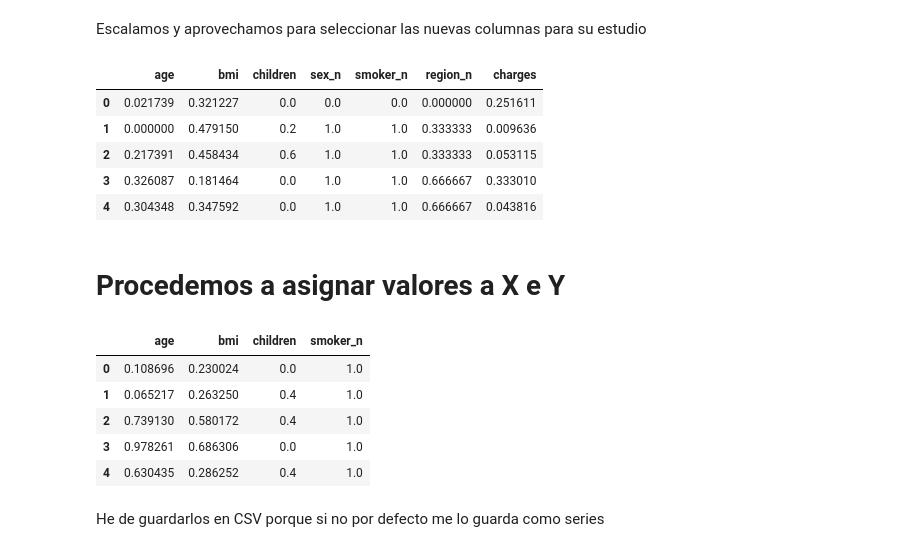
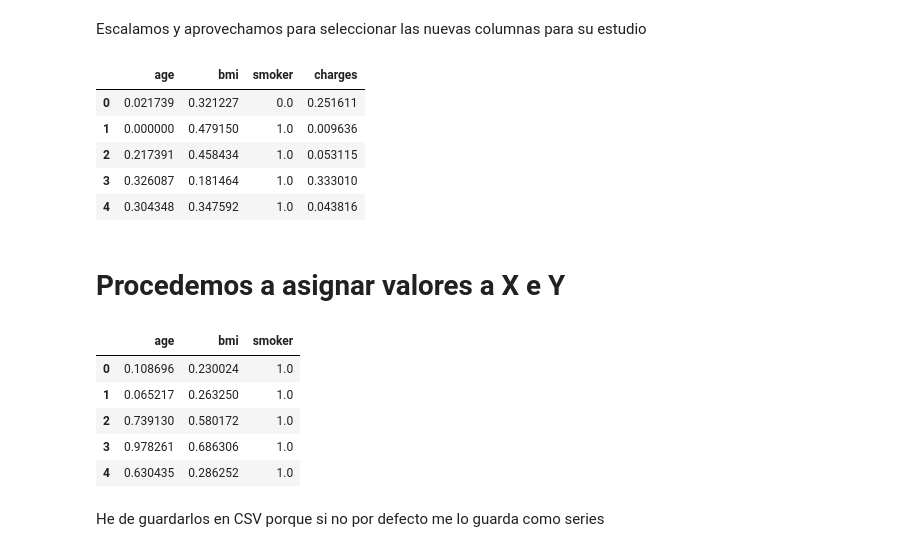
Before and after one commit to 4GeeksAcademy/machine-learning-vicentepolo, a Jupyter notebook: src/explore.ipynb, the cells around one changed output. Drawn from its saved outputs; the diff is of its cells as text; code cells hidden in the pictures.

```diff
--- a/src/explore.ipynb
+++ b/src/explore.ipynb
@@ -97,0 +191,4 @@ Se entiende que charges va a ser la variable independiente. Hay que transformar
+# %%
+df.drop(columns=['region'],inplace=True)
+
+df.columns
@@ -98,4 +280,3 @@ Se entiende que charges va a ser la variable independiente. Hay que transformar
 # %%
-df["sex_n"] = pd.factorize(df["sex"])[0]
-df["smoker_n"] = pd.factorize(df["smoker"])[0]
-df["region_n"] = pd.factorize(df["region"])[0]
+df["sex"] = pd.factorize(df["sex"])[0]
+df['smoker'] = df['smoker'].map({'yes': 0, 'no': 1})
@@ -102,3 +318,5 @@ df["region_n"] = pd.factorize(df["region"])[0]
+# %%
+df.drop(columns=['children','sex'],inplace=True)
 # %%
 df.head()
 # %% [output]
@@ -128,19 +330,19 @@ dtype: object
 Escalamos y aprovechamos para seleccionar las nuevas columnas para su estudio
 # %%
 
-num_variables = ["age", "bmi", "children","sex_n", "smoker_n", "region_n", "charges"]
+num_variables = ["age", "bmi","smoker", "charges"]
 
 scaler = MinMaxScaler()
 scal_features = scaler.fit_transform(df[num_variables])
 df_scal = pd.DataFrame(scal_features, index = df.index, columns = num_variables)
 df_scal.head()
 # %% [output]
-|  | age | bmi | children | sex_n | smoker_n | region_n | charges |
-| 0 | 0.021739 | 0.321227 | 0.0 | 0.0 | 0.0 | 0.000000 | 0.251611 |
-| 1 | 0.000000 | 0.479150 | 0.2 | 1.0 | 1.0 | 0.333333 | 0.009636 |
-| 2 | 0.217391 | 0.458434 | 0.6 | 1.0 | 1.0 | 0.333333 | 0.053115 |
-| 3 | 0.326087 | 0.181464 | 0.0 | 1.0 | 1.0 | 0.666667 | 0.333010 |
-| 4 | 0.304348 | 0.347592 | 0.0 | 1.0 | 1.0 | 0.666667 | 0.043816 |
+|  | age | bmi | smoker | charges |
+| 0 | 0.021739 | 0.321227 | 0.0 | 0.251611 |
+| 1 | 0.000000 | 0.479150 | 1.0 | 0.009636 |
+| 2 | 0.217391 | 0.458434 | 1.0 | 0.053115 |
+| 3 | 0.326087 | 0.181464 | 1.0 | 0.333010 |
+| 4 | 0.304348 | 0.347592 | 1.0 | 0.043816 |
 # %% [markdown]
 # Procedemos a asignar valores a X e Y
 # %%
@@ -156,7 +358,7 @@ y = df_scal["charges"]
 
 X_train, X_test, y_train, y_test = train_test_split(X, y, test_size = 0.2, random_state = 42)
 
-selection_model = SelectKBest(f_regression, k = 4)
+selection_model = SelectKBest(f_regression, k = 3)
 selection_model.fit(X_train, y_train)
 
 selected_columns = X_train.columns[selection_model.get_support()]
@@ -165,12 +367,12 @@ X_test_sel = pd.DataFrame(selection_model.transform(X_test), columns = selected_
 
 X_train_sel.head()
 # %% [output]
-|  | age | bmi | children | smoker_n |
-| 0 | 0.108696 | 0.230024 | 0.0 | 1.0 |
-| 1 | 0.065217 | 0.263250 | 0.4 | 1.0 |
-| 2 | 0.739130 | 0.580172 | 0.4 | 1.0 |
-| 3 | 0.978261 | 0.686306 | 0.0 | 1.0 |
-| 4 | 0.630435 | 0.286252 | 0.4 | 1.0 |
+|  | age | bmi | smoker |
+| 0 | 0.108696 | 0.230024 | 1.0 |
+| 1 | 0.065217 | 0.263250 | 1.0 |
+| 2 | 0.739130 | 0.580172 | 1.0 |
+| 3 | 0.978261 | 0.686306 | 1.0 |
+| 4 | 0.630435 | 0.286252 | 1.0 |
 # %% [markdown]
 He de guardarlos en CSV porque si no por defecto me lo guarda como series
 # %%
```
Also changed, not shown: parts of 61 cells of this notebook, 2 other files.
